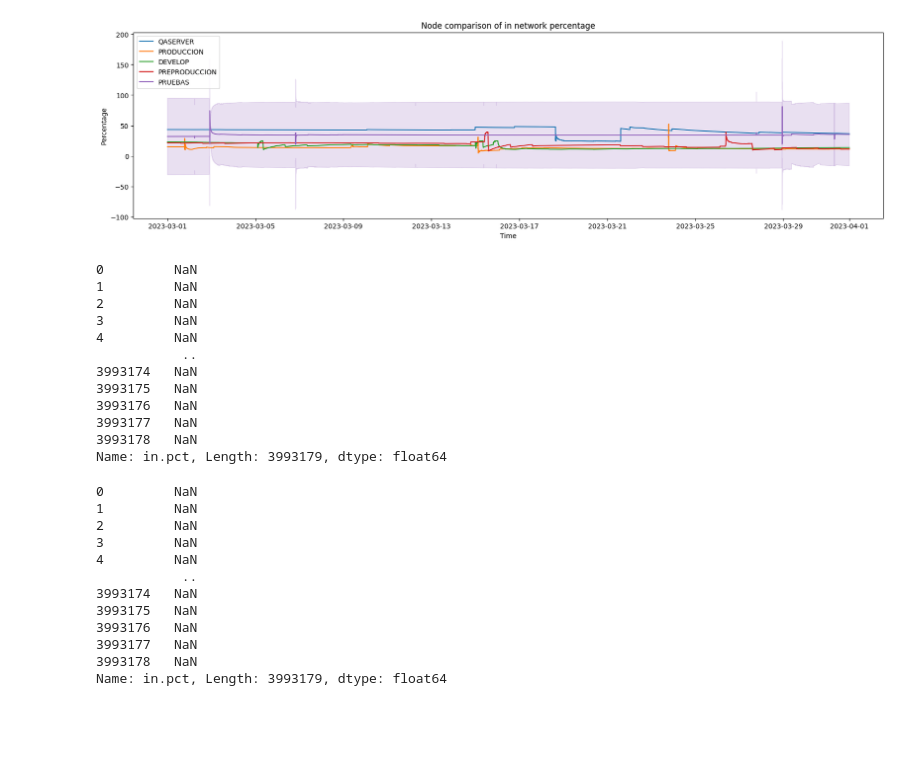
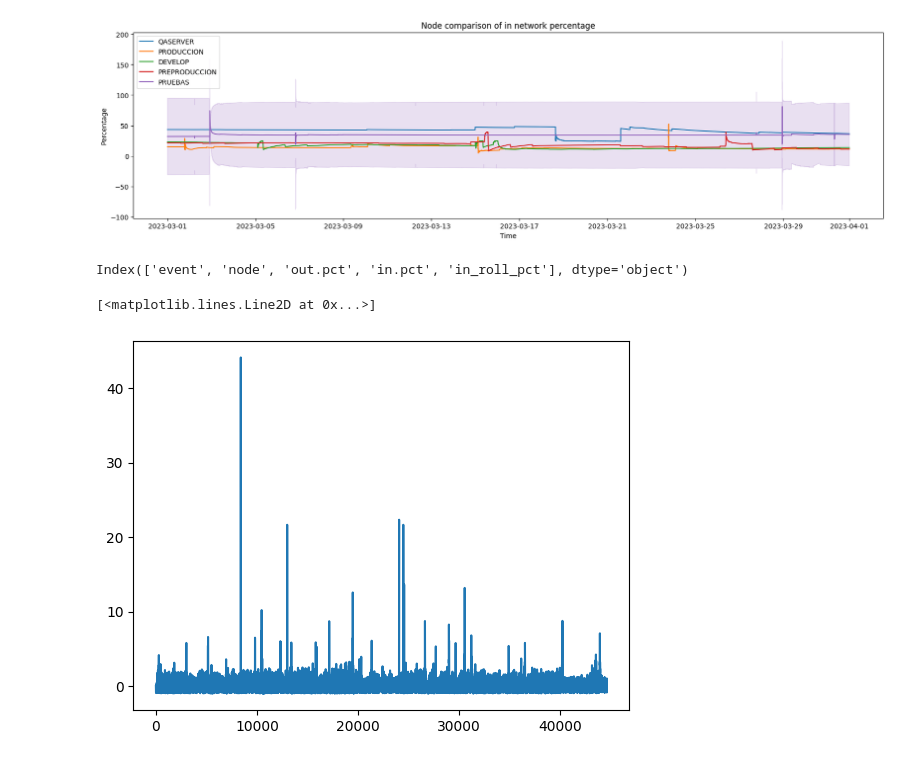
Before and after one commit to HernandezM22/dsc-kio-challenge, a Jupyter notebook: app/notebooks/j_sys_analysis.ipynb, the cells around one changed output. Saved outputs shown, nothing was run; the diff lists cells and outputs as text; code cells hidden in the pictures; blank space fills up the shorter version.

Commit message:
finished implementation of anomaly detection in networks

```diff
--- a/app/notebooks/j_sys_analysis.ipynb
+++ b/app/notebooks/j_sys_analysis.ipynb
@@ -338,36 +285,24 @@ def spectral_anomaly_analysis(data):
-# %%
-window = 100
-nfft = None
-df = network
-df['in.pct'].rolling(window).apply(lambda x: spectral_entropy(x,freq=100,nfft=nfft))
-# %% [output]
-0         NaN
-1         NaN
-2         NaN
-3         NaN
-4         NaN
-           ..
-3993174   NaN
-3993175   NaN
-3993176   NaN
-3993177   NaN
-3993178   NaN
-Name: in.pct, Length: 3993179, dtype: float64
-# %%
-window = 100
-nfft = None
-df = network
-df['in.pct'].rolling(window).apply(lambda x: spectral_anomaly_analysis(x))
-# %% [output]
-0         NaN
-1         NaN
-2         NaN
-3         NaN
-4         NaN
-           ..
-3993174   NaN
-3993175   NaN
-3993176   NaN
-3993177   NaN
-3993178   NaN
-Name: in.pct, Length: 3993179, dtype: float64
+# %%
+# less than period
+amp_window_size=24
+# (maybe) as same as period
+series_window_size=24
+# a number enough larger than period
+score_window_size=100
+
+df = out2
+# %%
+df.columns
+# %% [output]
+Index(['event', 'node', 'out.pct', 'in.pct', 'in_roll_pct'], dtype='object')
+# %%
+spec = anom.Silency(amp_window_size, series_window_size, score_window_size)
+
+# test_signal = df[(df.index > '2023-03-04 12:00:00') & (df.index < '2023-03-04 18:00:00')]['out.pct']
+test_signal = df['out.pct']
+
+score = spec.generate_anomaly_score(test_signal)
+plt.plot(score)
+# %% [output]
+[<matplotlib.lines.Line2D at 0x...>]
+[figure, added]
```
Also changed, not shown: parts of 7 cells of this notebook.
